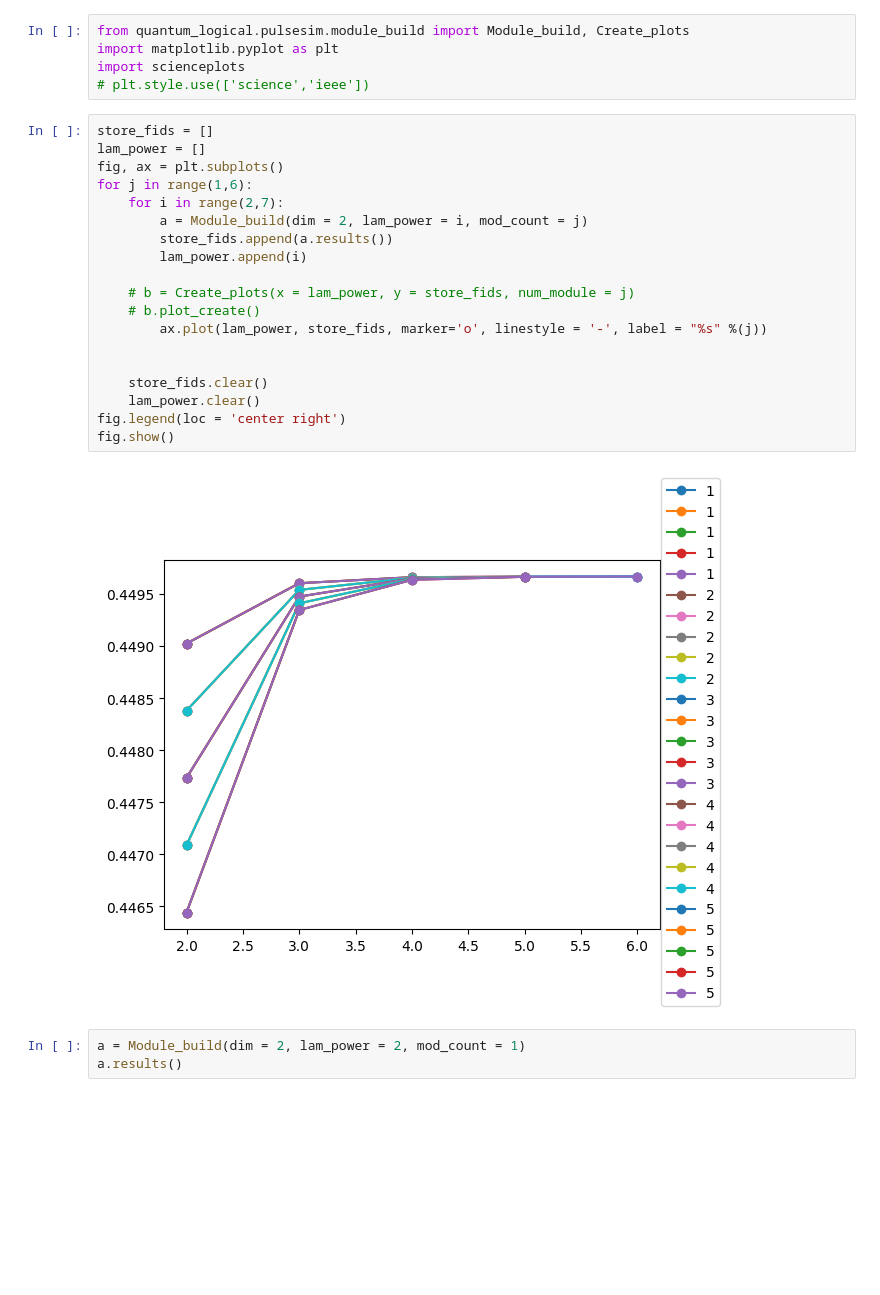
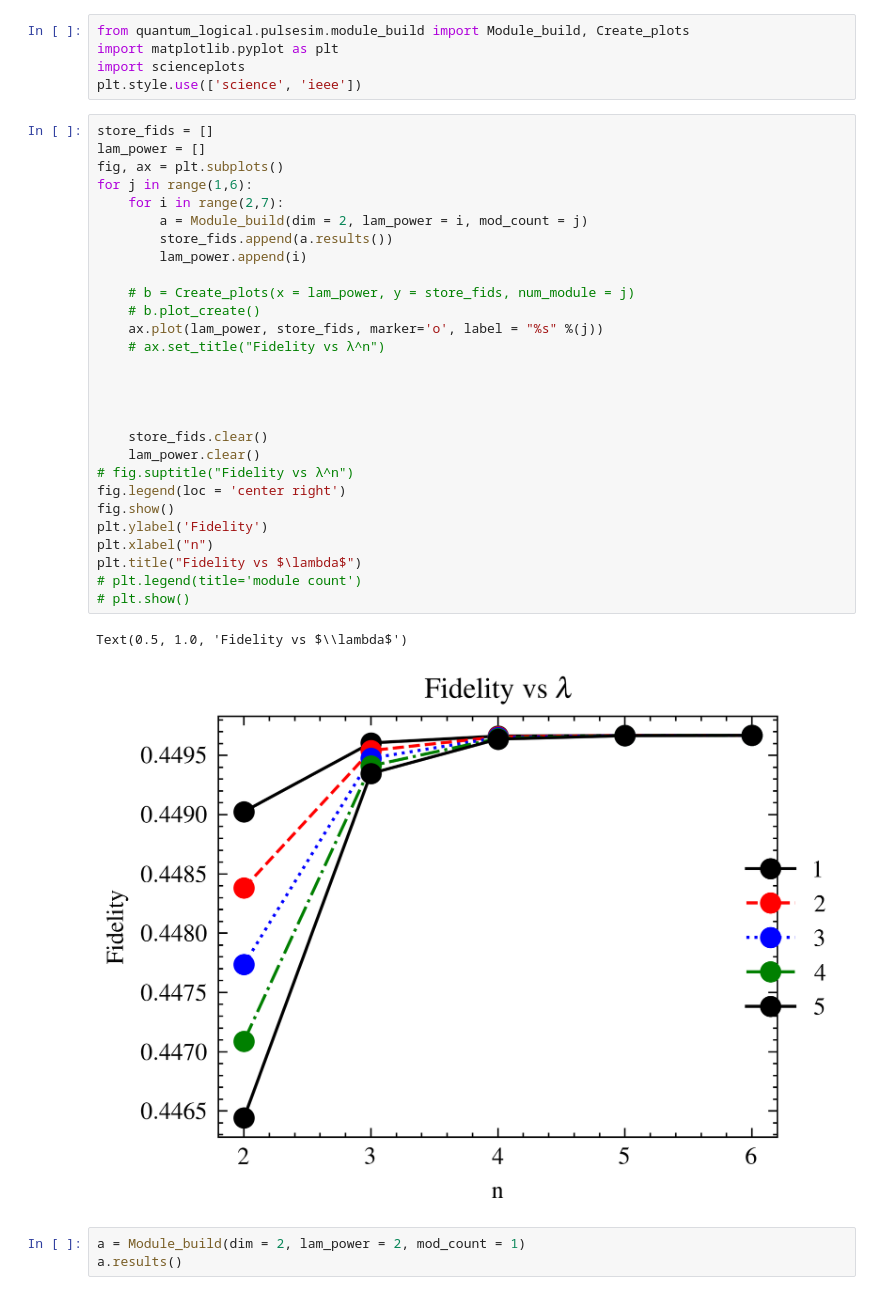
Before and after one commit to Pitt-JonesLab/quantum_logical, a Jupyter notebook: src/notebooks/pulse_sim/trial_run_of_mod_build.ipynb, the cells around one changed output. Saved outputs shown, nothing was run; the diff lists cells and outputs as text; blank space fills up the shorter version.

Commit message:
update to trial run`
adding scienceplots in to make plots more professional

```diff
--- a/src/notebooks/pulse_sim/trial_run_of_mod_build.ipynb
+++ b/src/notebooks/pulse_sim/trial_run_of_mod_build.ipynb
@@ -2,28 +2,38 @@
 from quantum_logical.pulsesim.module_build import Module_build, Create_plots
 import matplotlib.pyplot as plt
 import scienceplots
-# plt.style.use(['science','ieee'])
+plt.style.use(['science', 'ieee'])
 # %%
 store_fids = []
 lam_power = []
 fig, ax = plt.subplots()
 for j in range(1,6):
     for i in range(2,7):
         a = Module_build(dim = 2, lam_power = i, mod_count = j)
         store_fids.append(a.results())
         lam_power.append(i)
 
     # b = Create_plots(x = lam_power, y = store_fids, num_module = j)
     # b.plot_create()
-        ax.plot(lam_power, store_fids, marker='o', linestyle = '-', label = "%s" %(j))
+    ax.plot(lam_power, store_fids, marker='o', label = "%s" %(j))
+    # ax.set_title("Fidelity vs λ^n")
+
+
 
 
     store_fids.clear()
     lam_power.clear()
+# fig.suptitle("Fidelity vs λ^n")
 fig.legend(loc = 'center right')
 fig.show()
+plt.ylabel('Fidelity')
+plt.xlabel("n")
+plt.title("Fidelity vs $\lambda$")
+# plt.legend(title='module count')
+# plt.show()
 # %% [output]
+Text(0.5, 1.0, 'Fidelity vs $\\lambda$')
-[figure, old version]
+[figure, new version]
 # %%
 a = Module_build(dim = 2, lam_power = 2, mod_count = 1)
 a.results()
```
